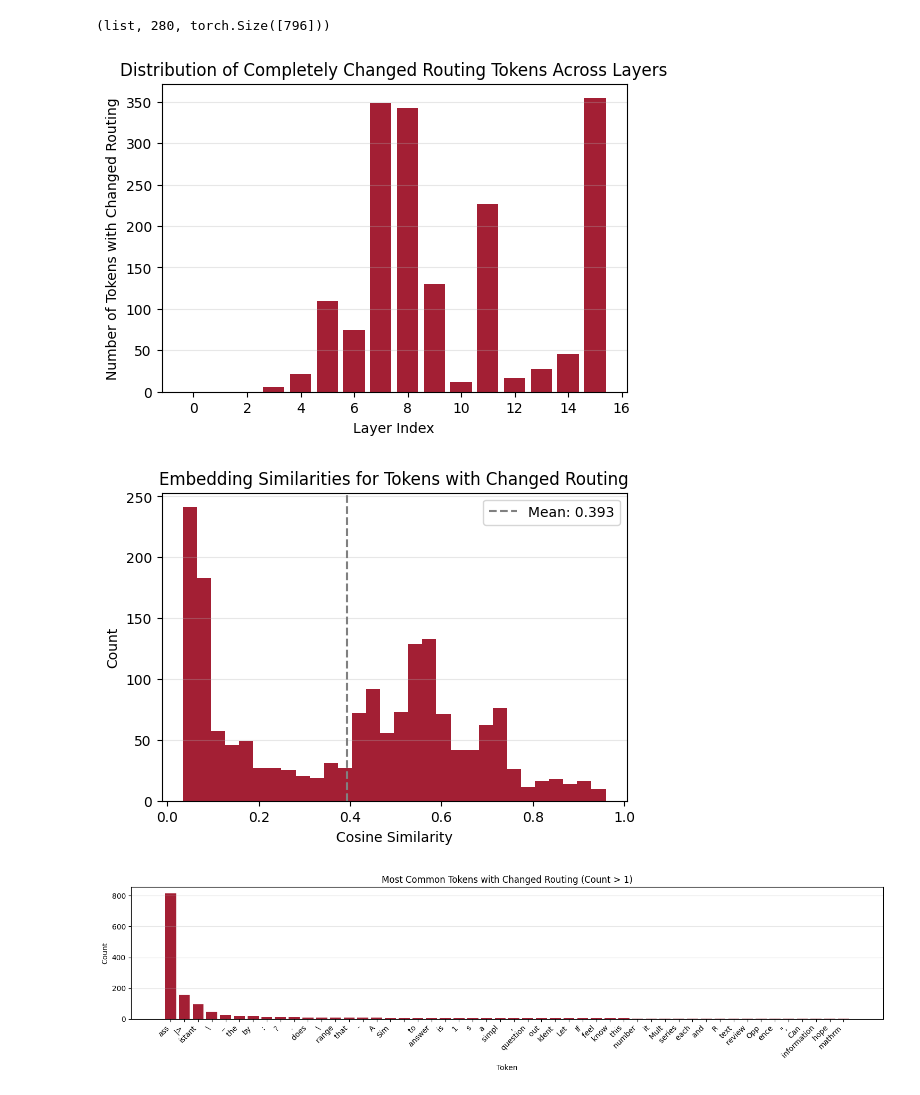
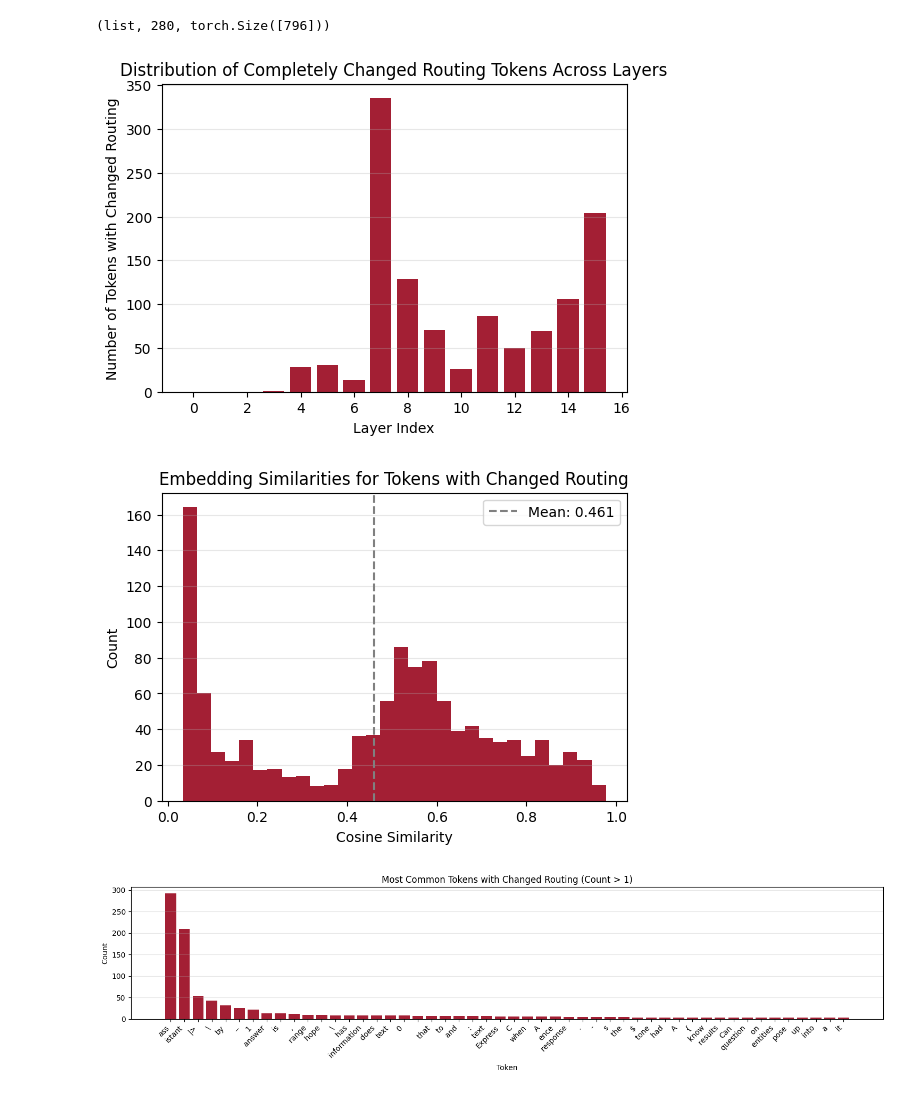
Before and after one commit to pingzhili/distillation-dissection-moe, a Jupyter notebook: notebook/profiling.ipynb, the cells around one changed output. Cells and saved outputs as stored; diff of their text form; code cells hidden in the pictures.

```diff
--- a/notebook/profiling.ipynb
+++ b/notebook/profiling.ipynb
@@ -6,8 +6,8 @@ import numpy as np
 import torch
 from transformers import AutoTokenizer
 # %%
-olmoe_tokenizer = AutoTokenizer.from_pretrained("allenai/OLMoE-1B-7B-0125-Instruct")
-moonlight_tokenizer = AutoTokenizer.from_pretrained("moonshotai/Moonlight-16B-A3B-Instruct", trust_remote_code=True)
+olmoe_tokenizer = AutoTokenizer.from_pretrained("/Users/pingzhili/huggingface-repo/allenai/OLMoE-1B-7B-0125-Instruct")
+# moonlight_tokenizer = AutoTokenizer.from_pretrained("moonshotai/Moonlight-16B-A3B-Instruct", trust_remote_code=True)
 # %%
 olmoe_distilled = torch.load(
     "/Users/pingzhili/huggingface-repo/distill-moe-hidden-states/olmoe-distill-4000/router_tokens.pt",
@@ -44,7 +44,8 @@ type(olmoe_distilled["input_ids"]), olmoe_distilled["input_ids"].__len__(), olmo
 # %% [output]
 (list, 280, torch.Size([796]))
 # %%
-NUM_DIFF_THRESHOLD = 2
+NUM_DIFF_THRESHOLD = 0
+top_k = 4
 
 
 def find_tokens_with_changed_routing(olmoe_original, olmoe_distilled):
@@ -67,8 +68,8 @@ def find_tokens_with_changed_routing(olmoe_original, olmoe_distilled):
             seq_len = len(olmoe_original['input_ids'][sample_idx])
 
             # Get experts for this sample in both models
-            orig_experts = olmoe_original[layer_key]['selected_experts'][sample_idx][:seq_len]
-            dist_experts = olmoe_distilled[layer_key]['selected_experts'][sample_idx][:seq_len]
+            orig_experts = olmoe_original[layer_key]['selected_experts'][sample_idx][:seq_len, :top_k]
+            dist_experts = olmoe_distilled[layer_key]['selected_experts'][sample_idx][:seq_len, :top_k]
             input_ids = olmoe_original['input_ids'][sample_idx]
 
             # Check each token
@@ -222,10 +223,10 @@ def visualize_patterns(analysis_results, tokenizer=None):
 # %%
 changed_tokens = find_tokens_with_changed_routing(olmoe_original, olmoe_distilled)
 # %%
-routing_patterns = analyze_routing_patterns(olmoe_original, olmoe_distilled, changed_tokens, tokenizer=tokenizer)
+routing_patterns = analyze_routing_patterns(olmoe_original, olmoe_distilled, changed_tokens, tokenizer=olmoe_tokenizer)
 # %%
-visualize_patterns(routing_patterns, tokenizer=tokenizer)
+visualize_patterns(routing_patterns, tokenizer=olmoe_tokenizer)
 # %% [output]
-[figure, old version]
+[figure, new version]
-[figure, old version]
+[figure, new version]
-[figure, old version]
+[figure, new version]
```
Also changed, not shown: 5 other files.
